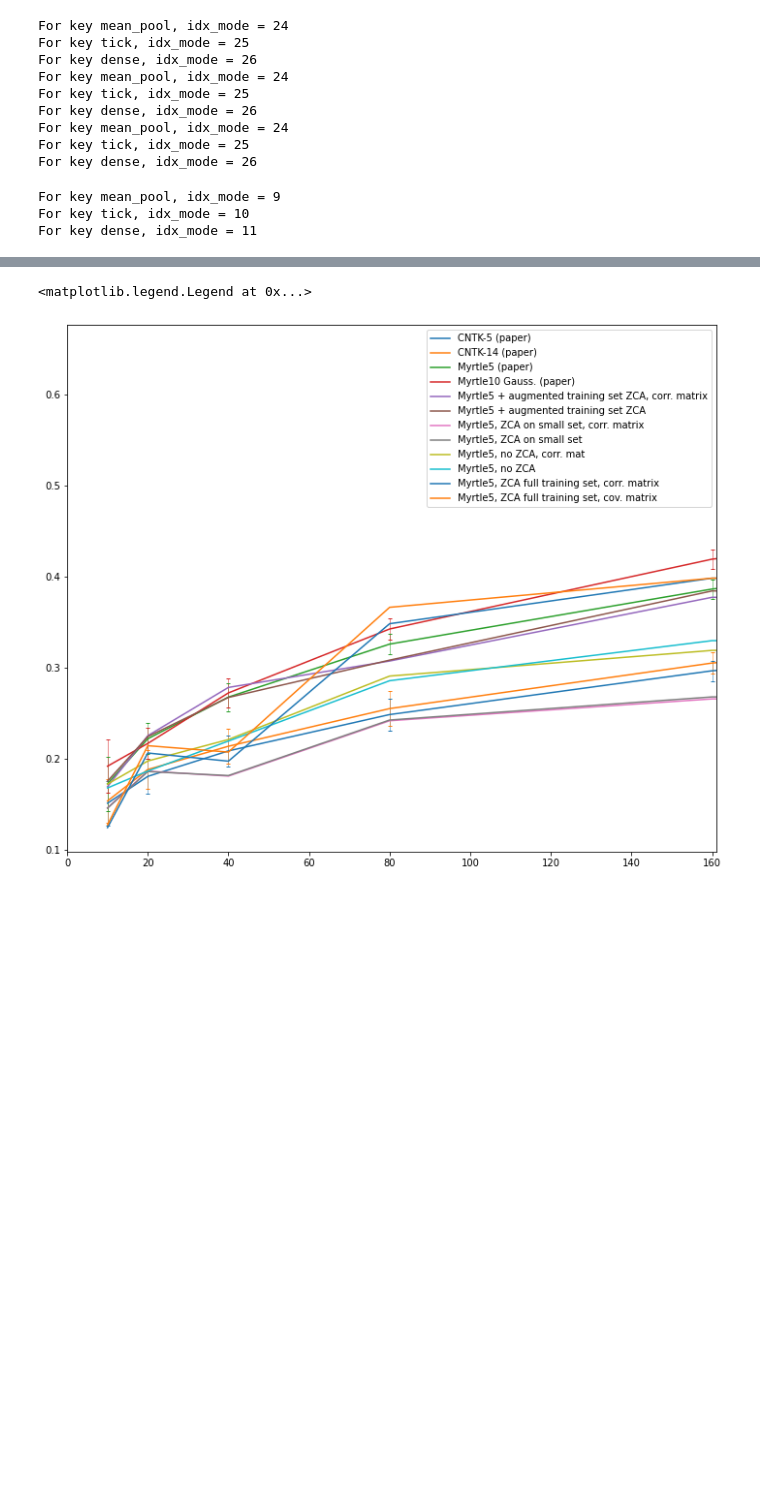
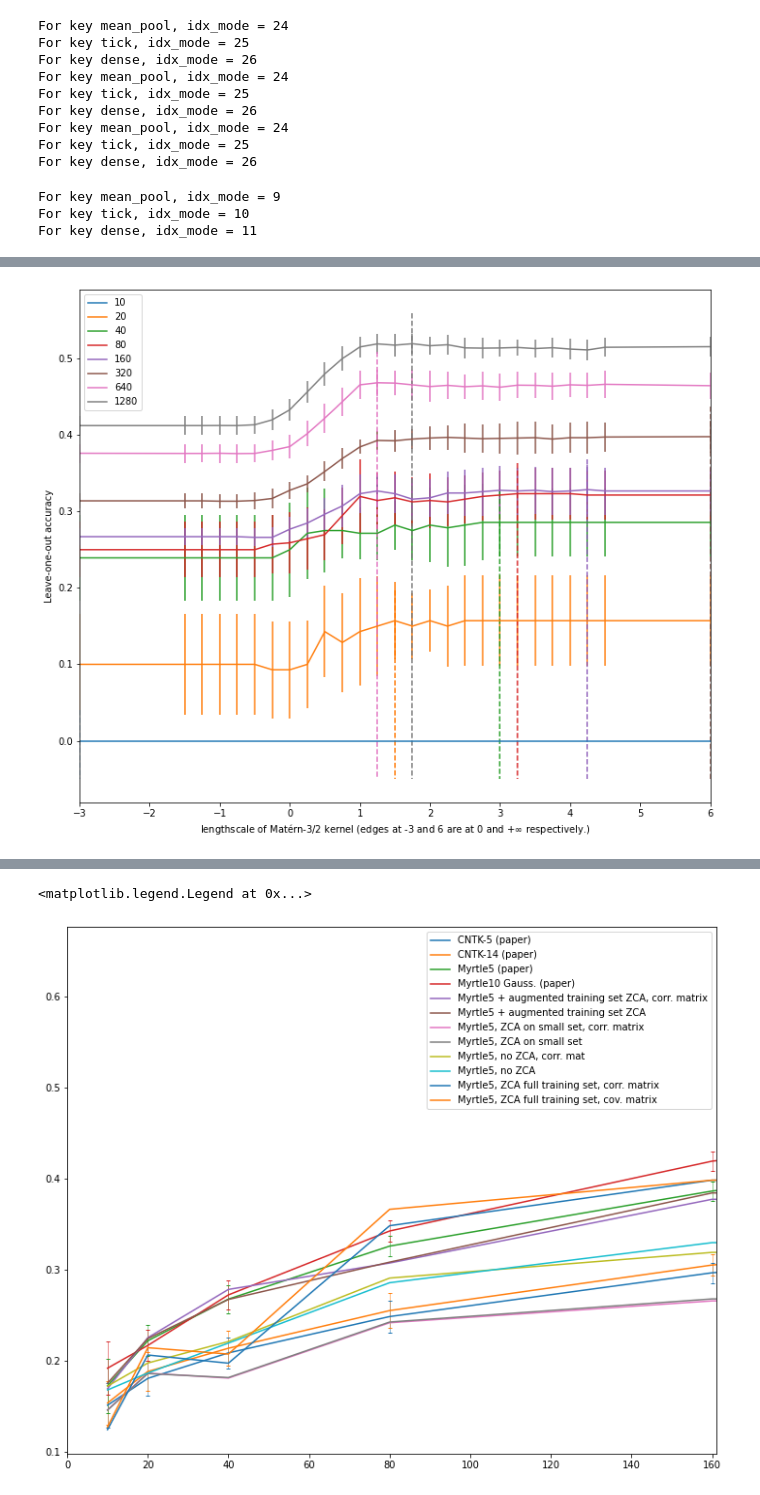
Before and after one commit to rhaps0dy/cnn-limits, a Jupyter notebook: notebooks/Low data plots.ipynb, the cells around one changed output, grey strips where cells are left out. Drawn from its saved outputs; the diff is of its cells as text; code cells hidden in the pictures; blank space fills up the shorter version.

```diff
--- a/notebooks/Low data plots.ipynb
+++ b/notebooks/Low data plots.ipynb
@@ -264,0 +455,11 @@ df_nooptim
+# %%
+_mean_sweep, _var_sweep, _N_sweep = build_sweep(cntk14_4cv_sweep_paths)
+mean_sweep, error_sweep = plottable_sweep(_mean_sweep, _var_sweep, _N_sweep)
+
+idx = [-3, *np.linspace(-1.5, 4.5, 25), 6.]
+mean_sweep.index = idx
+error_sweep.index = idx
+
+plot_sweep_df(mean_sweep, error_sweep)
+# %% [output]
+[figure, added]
```
Also changed, not shown: parts of 20 cells of this notebook, 4 other files.
